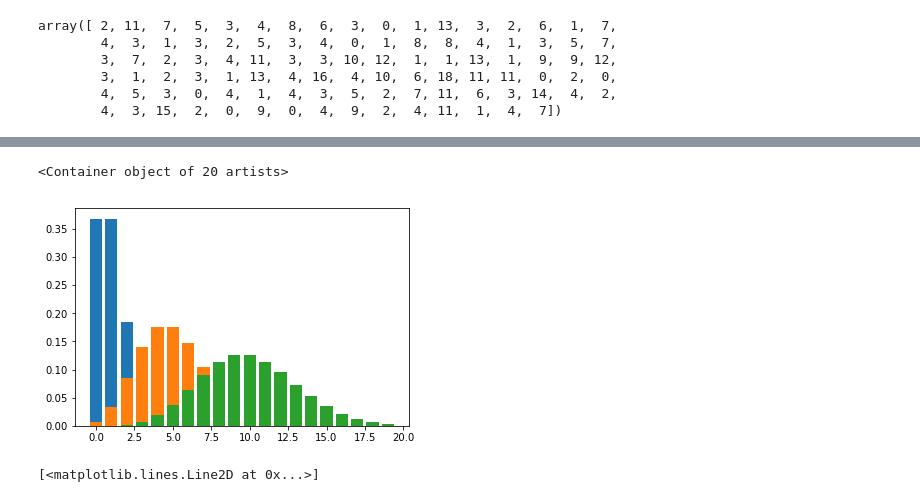
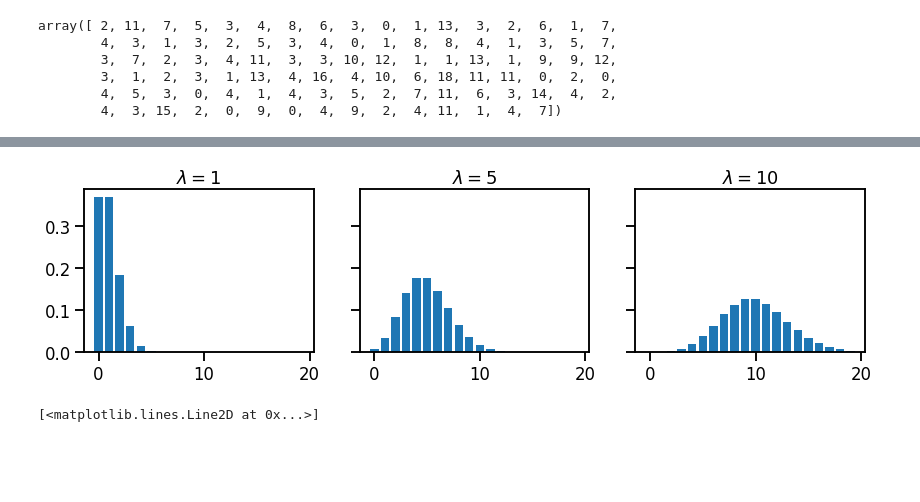
Before and after one commit to kidaufo/StatisticalModeling, a Jupyter notebook: PoissonRegression.ipynb, the cells around one changed output, grey strips where cells are left out. Drawn from its saved outputs; the diff is of its cells as text; code cells hidden in the pictures; blank space fills up the shorter version.

```diff
--- a/PoissonRegression.ipynb
+++ b/PoissonRegression.ipynb
@@ -71,23 +88,20 @@ plt.scatter(x, y, s=20, alpha=0.8)
 [figure]
-# %%
-xx = np.arange(20)
-yy = stats.poisson.pmf(xx, 1)
-
-plt.bar(xx, yy)
-
-xx = np.arange(20)
-yy = stats.poisson.pmf(xx, 5)
-
-plt.bar(xx, yy)
-
-
-xx = np.arange(20)
-yy = stats.poisson.pmf(xx, 10)
-
-plt.bar(xx, yy)
-# %% [output]
-<Container object of 20 artists>
-[figure, removed]
+# %%
+sns.set_context('talk')
+
+fig, axes = plt.subplots(1, 3, figsize=(14, 3), sharey=True)
+
+xx = np.arange(20)
+lambdas = [1, 5, 10]
+
+for i, lam in enumerate(lambdas):
+    yy = stats.poisson.pmf(xx, lam)
+    axes[i].bar(xx, yy)
+    axes[i].set_title(r'$\lambda={}$'.format(lam))
+
+plt.savefig('Poisson_distribution.png')
+# %% [output]
+[figure, added]
 # %%
 slope, intercept, r_value, p_value, std_err  = stats.linregress(x, y)
 xvals = np.array([0, 5.5])
```
Also changed, not shown: parts of 15 cells of this notebook.
